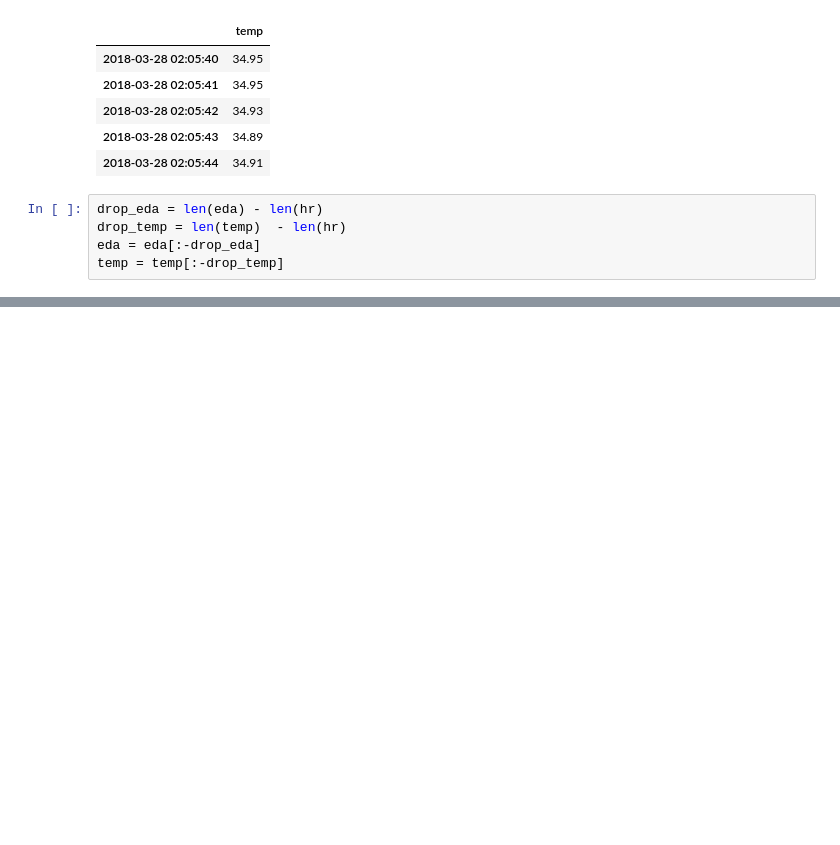
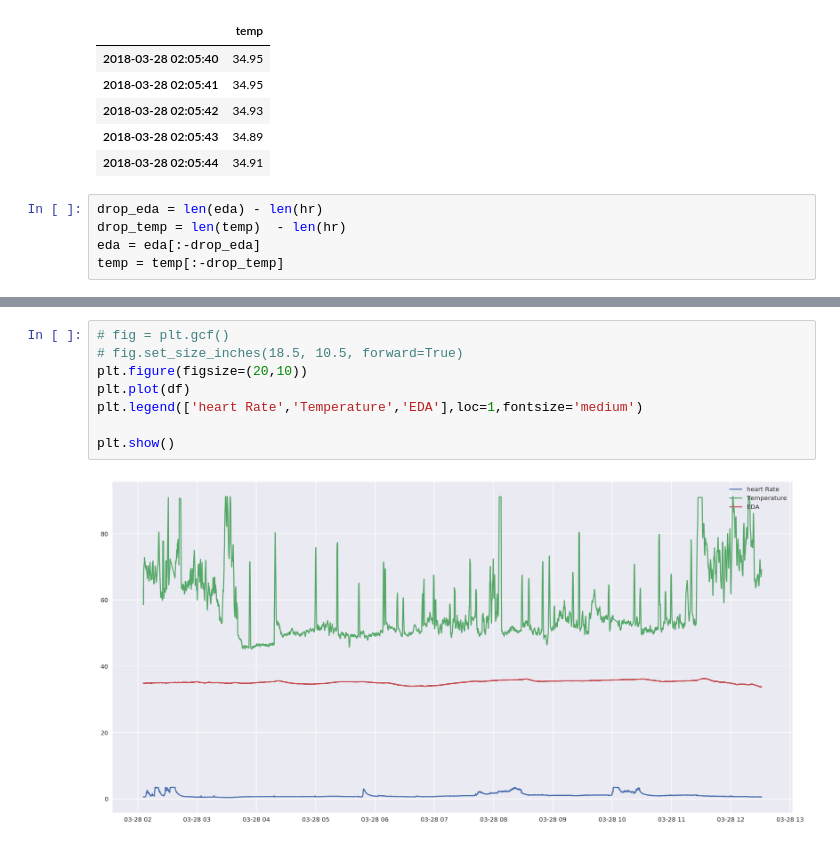
Before and after one commit to haohan723/Physiological-Data-Analysis, a Jupyter notebook: phy_analysis.ipynb, the cells around one changed output, grey strips where cells are left out. Cells and saved outputs as stored; diff of their text form; blank space fills up the shorter version.

```diff
--- a/phy_analysis.ipynb
+++ b/phy_analysis.ipynb
@@ -313,0 +356,10 @@ df.head()
+# %%
+# fig = plt.gcf()
+# fig.set_size_inches(18.5, 10.5, forward=True)
+plt.figure(figsize=(20,10))
+plt.plot(df)
+plt.legend(['heart Rate','Temperature','EDA'],loc=1,fontsize='medium')
+
+plt.show()
+# %% [output]
+[figure, added]
```
Also changed, not shown: parts of 13 cells of this notebook.
